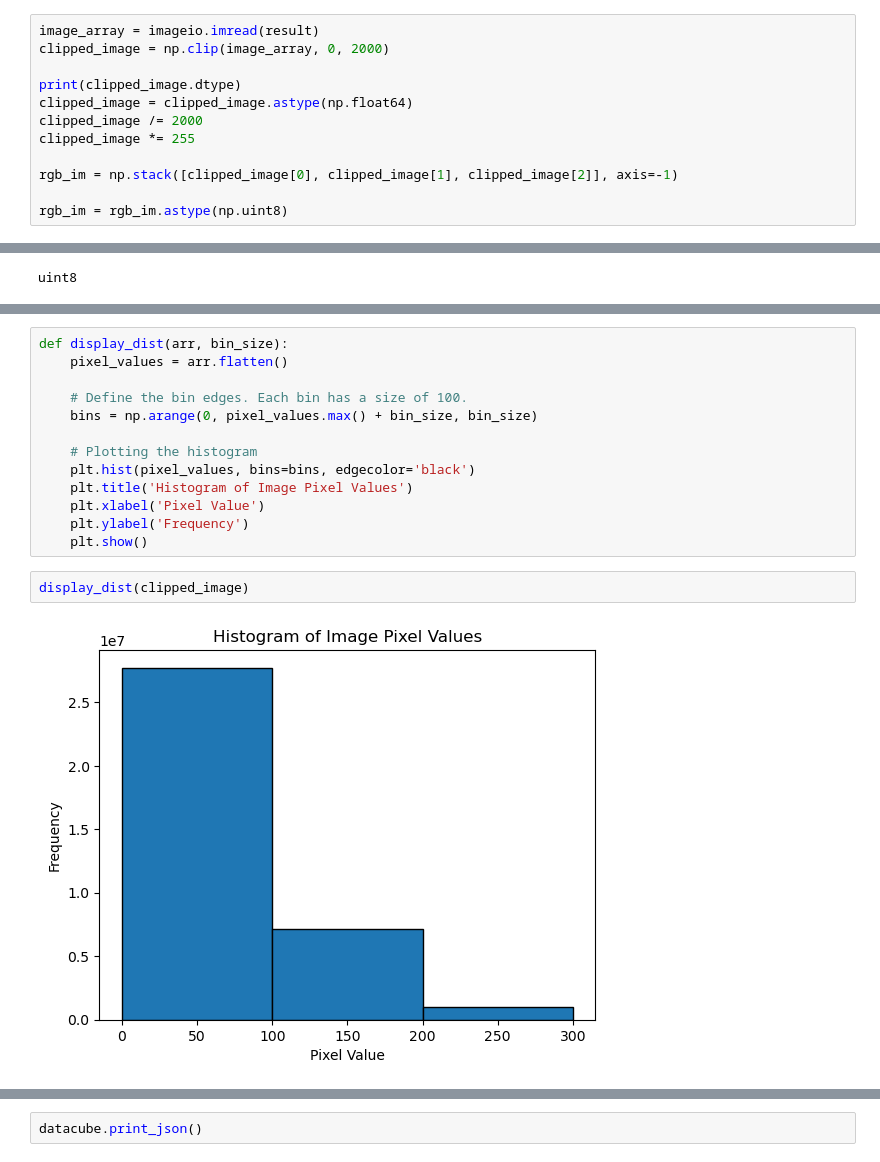
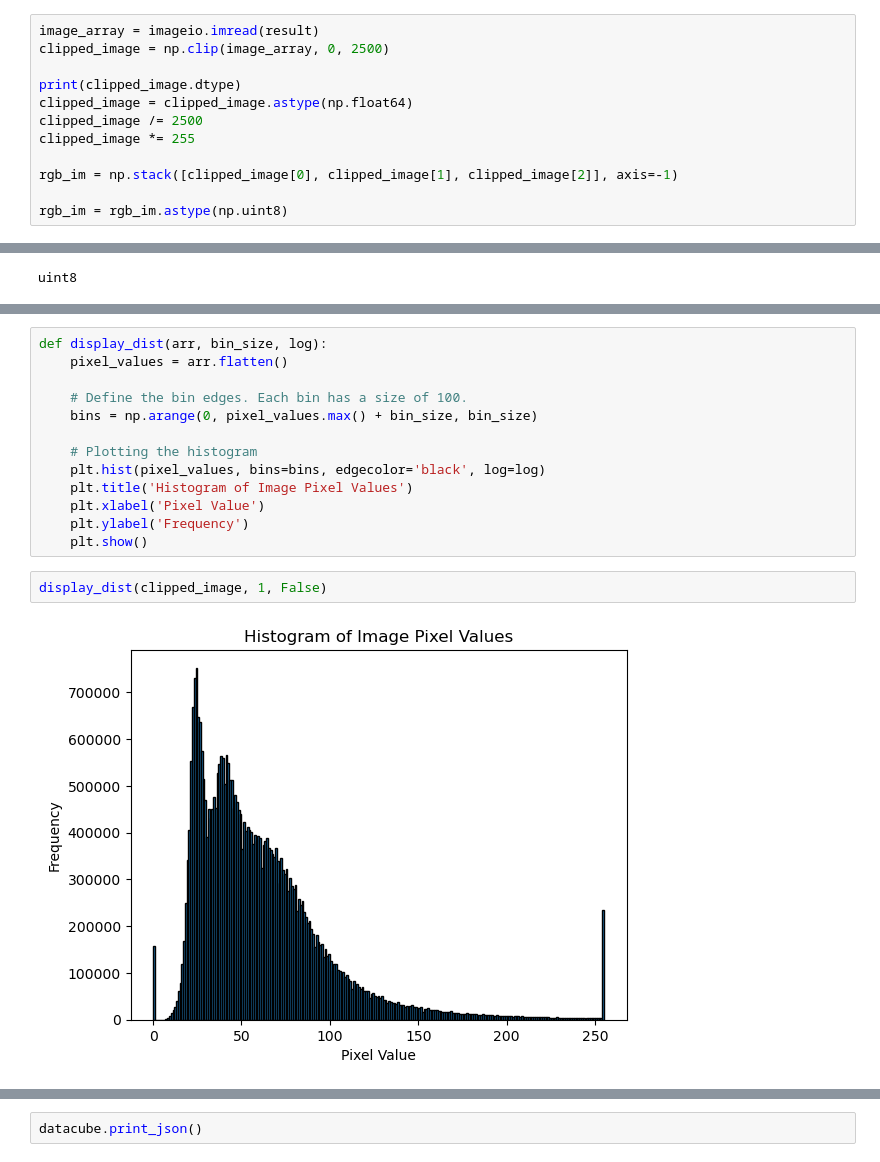
Before and after one commit to radtklau/Sentinel-Building-Segmentation, a Jupyter notebook: sentinel_data_test.ipynb, the cells around one changed output, grey strips where cells are left out. Saved outputs shown, nothing was run; the diff lists cells and outputs as text.

```diff
--- a/sentinel_data_test.ipynb
+++ b/sentinel_data_test.ipynb
@@ -61,11 +61,11 @@ Clipping input data to the valid range for imshow with RGB data ([0..1] for floa
 [figure]
 # %%
 image_array = imageio.imread(result)
-clipped_image = np.clip(image_array, 0, 2000)
+clipped_image = np.clip(image_array, 0, 2500)
 
 print(clipped_image.dtype)
 clipped_image = clipped_image.astype(np.float64)
-clipped_image /= 2000
+clipped_image /= 2500
 clipped_image *= 255
 
 rgb_im = np.stack([clipped_image[0], clipped_image[1], clipped_image[2]], axis=-1)
@@ -86,17 +86,17 @@ plt.show()
 # %%
-def display_dist(arr, bin_size):
+def display_dist(arr, bin_size, log):
     pixel_values = arr.flatten()
 
     # Define the bin edges. Each bin has a size of 100.
     bins = np.arange(0, pixel_values.max() + bin_size, bin_size)
 
     # Plotting the histogram
-    plt.hist(pixel_values, bins=bins, edgecolor='black')
+    plt.hist(pixel_values, bins=bins, edgecolor='black', log=log)
     plt.title('Histogram of Image Pixel Values')
     plt.xlabel('Pixel Value')
     plt.ylabel('Frequency')
     plt.show()
 # %%
-display_dist(clipped_image)
+display_dist(clipped_image, 1, False)
 # %% [output]
-[figure, old version]
+[figure, new version]
```
Also changed, not shown: parts of 2 cells of this notebook, 8 other files.
